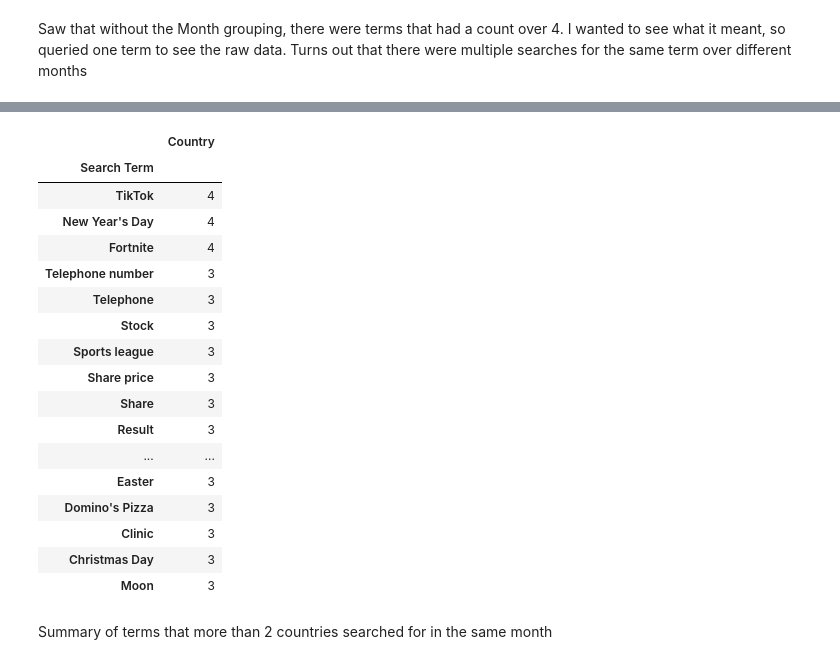
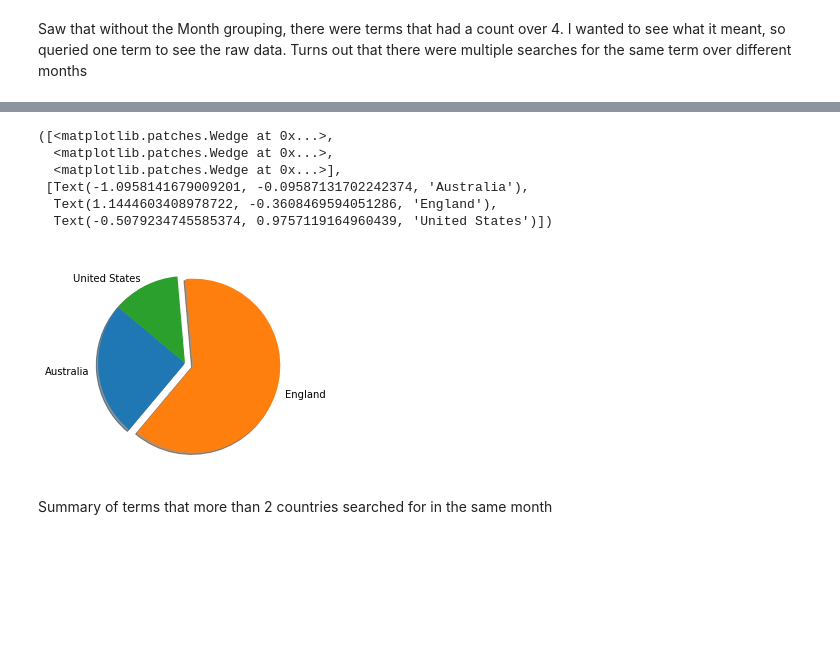
Before and after one commit to bakshishreya/Google-trends, a Jupyter notebook: FirstMonthData.ipynb, the cells around one changed output, grey strips where cells are left out. Cells and saved outputs as stored; diff of their text form; code cells hidden in the pictures; blank space fills up the shorter version.

Commit message:
Pie graph added

```diff
--- a/FirstMonthData.ipynb
+++ b/FirstMonthData.ipynb
@@ -55,27 +77,17 @@ Sumary of terms without the month grouping
-# %%
-Grouped_Terms = All_No_Month.groupby(["Search Term"])
-Term_Count = pd.DataFrame(Grouped_Terms["Country"].nunique())
-Term_Count = Term_Count[Term_Count["Country"] > 2]
-Term_Count.sort_values("Country", ascending=False)
-# %% [output]
-|  | Country |
-| Search Term |  |
-| TikTok | 4 |
-| New Year's Day | 4 |
-| Fortnite | 4 |
-| Telephone number | 3 |
-| Telephone | 3 |
-| Stock | 3 |
-| Sports league | 3 |
-| Share price | 3 |
-| Share | 3 |
-| Result | 3 |
-| ... | ... |
-| Easter | 3 |
-| Domino's Pizza | 3 |
-| Clinic | 3 |
-| Christmas Day | 3 |
-| Moon | 3 |
+# %%
+One_Term = All_Terms_df[All_Terms_df["Search Term"] == "Lottery"]
+One_Term_Month = One_Term.groupby(["Search Term","Country"]).count()
+One_Term_Month = One_Term_Month.reset_index(drop=False)
+explode = (0, 0.1, 0)
+plt.pie(One_Term_Month["Month"], explode = explode, labels=One_Term_Month["Country"], shadow=True, startangle=140)
+# %% [output]
+([<matplotlib.patches.Wedge at 0x...>,
+  <matplotlib.patches.Wedge at 0x...>,
+  <matplotlib.patches.Wedge at 0x...>],
+ [Text(-1.0958141679009201, -0.09587131702242374, 'Australia'),
+  Text(1.1444603408978722, -0.3608469594051286, 'England'),
+  Text(-0.5079234745585374, 0.9757119164960439, 'United States')])
+[figure, added]
 # %% [markdown]
 Summary of terms that more than 2 countries searched for in the same month
 # %%
```
Also changed, not shown: parts of 4 cells of this notebook.
